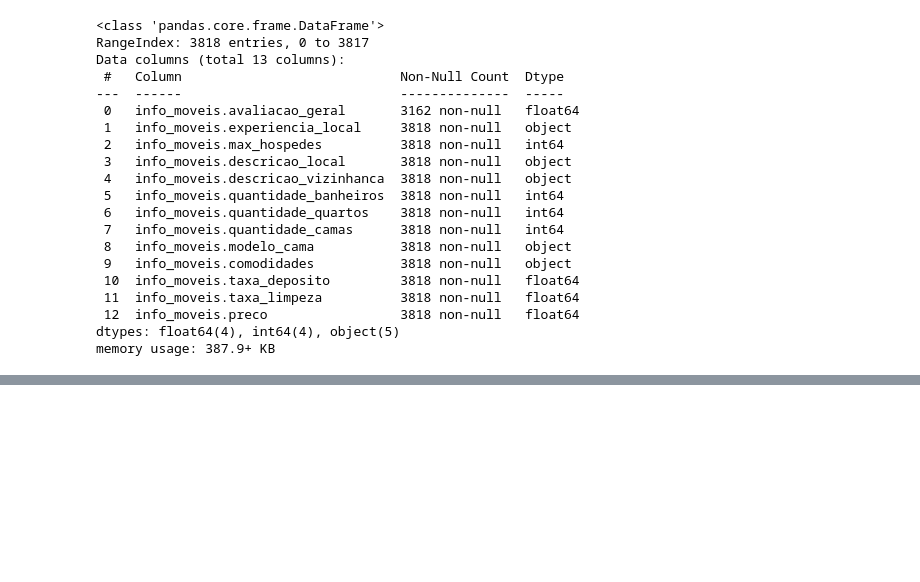
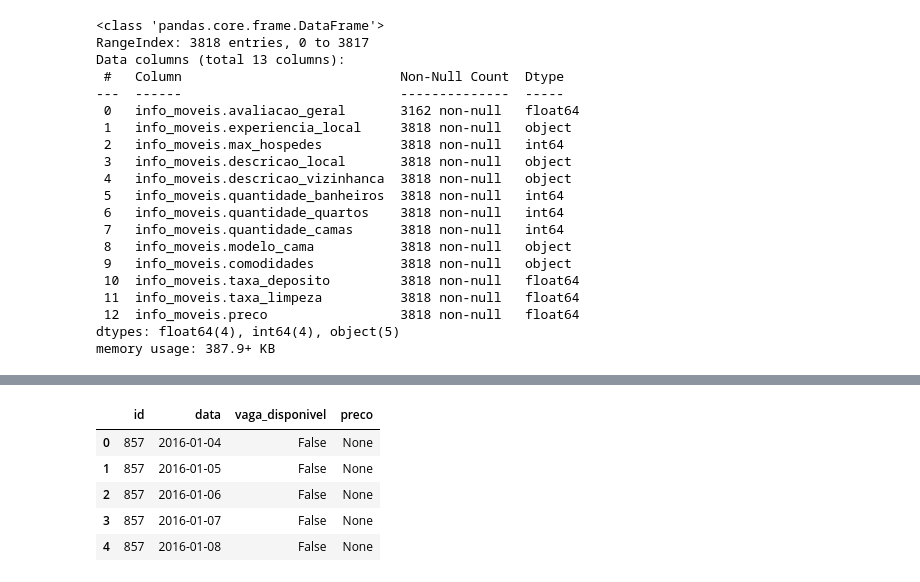
Before and after one commit to Iltonns/Estudo-e-Projetos-Alura, a Jupyter notebook: Python para Data Sciense/Pandas/Transformação e manipulação de dados/Preparação_dos_dados.ipynb, the cells around one changed output, grey strips where cells are left out. Saved outputs shown, nothing was run; the diff lists cells and outputs as text; code cells hidden in the pictures; blank space fills up the shorter version.

```diff
--- a/Python para Data Sciense/Pandas/Transformação e manipulação de dados/Preparação_dos_dados.ipynb
+++ b/Python para Data Sciense/Pandas/Transformação e manipulação de dados/Preparação_dos_dados.ipynb
@@ -239,0 +399,24 @@ memory usage: 387.9+ KB
+# %%
+# Transformando a coluna 'data' em datetime e atribuindo de volta à mesma variável
+dt_data['data'] = pd.to_datetime(dt_data['data'])
+dt_data.info()
+
+"""O metodo pd.to_datetime() do pandas é utilizado para converter uma coluna de strings ou outros tipos de dados em objetos datetime. No exemplo acima, estamos aplicando pd.to_datetime() à coluna 'data' do DataFrame dt_data, convertendo seus valores para o tipo datetime. Isso é útil quando queremos trabalhar com dados de data e hora de forma mais eficiente, permitindo operações como cálculos de diferenças entre datas, filtragem por períodos específicos e análise temporal. Após a conversão, os valores são atribuídos de volta à mesma coluna, atualizando os dados no DataFrame.
+
+A classe datetime é uma das mais importantes e amplamente utilizadas para manipulação de datas e horas em Python. Ela representa uma data e hora específicas, combinando informações de ano, mês, dia, hora, minuto, segundo e microssegundo em um único objeto. A classe datetime oferece uma variedade de métodos e atributos que permitem realizar operações como cálculos de diferenças entre datas, formatação de datas em diferentes estilos, extração de componentes individuais (como ano ou mês) e muito mais. Além disso, a classe datetime é fundamental para trabalhar com séries temporais e análises de dados que envolvem datas e horários.
+
+Dentro da classe datetime podemos encontrar diversos métodos úteis, como:
+- dt.strftime(): Formata objetos datetime em strings com um formato específico.
+- dt.strptime(): Converte strings em objetos datetime com base em um formato específico.
+- dt.date(): Extrai a parte da data de um objeto datetime.
+- dt.time(): Extrai a parte do tempo de um objeto datetime.
+- dt.year, dt.month, dt.day: Acessa os componentes individuais de um objeto datetime.
+- dt.weekday(): Retorna o dia da semana como um número inteiro (0 para segunda-feira, 6 para domingo).
+- dt.now(): Retorna o objeto datetime atual.
+- dt.timedelta(): Permite realizar operações de adição e subtração de períodos de tempo.
+- dt.to_period(): Converte objetos datetime em períodos (como meses ou anos).
+- dt.today(): Retorna a data atual sem a parte do tempo.
+- dt.normalize(): Normaliza objetos datetime para a meia-noite do dia correspondente.
+- dt.isocalendar(): Retorna uma tupla com o ano ISO, semana ISO e dia da semana ISO.
+- dt.tz_localize(): Localiza um objeto datetime em um fuso horário específico.
+Essas são apenas algumas das funcionalidades oferecidas pela classe datetime, que é essencial para manipulação de datas"""
@@ -239,0 +435,9 @@ memory usage: 387.9+ KB
+# %%
+dt_data.head()
+# %% [output]
+|  | id | data | vaga_disponivel | preco |
+| 0 | 857 | 2016-01-04 | False | None |
+| 1 | 857 | 2016-01-05 | False | None |
+| 2 | 857 | 2016-01-06 | False | None |
+| 3 | 857 | 2016-01-07 | False | None |
+| 4 | 857 | 2016-01-08 | False | None |
```
Also changed, not shown: parts of 23 cells of this notebook.
